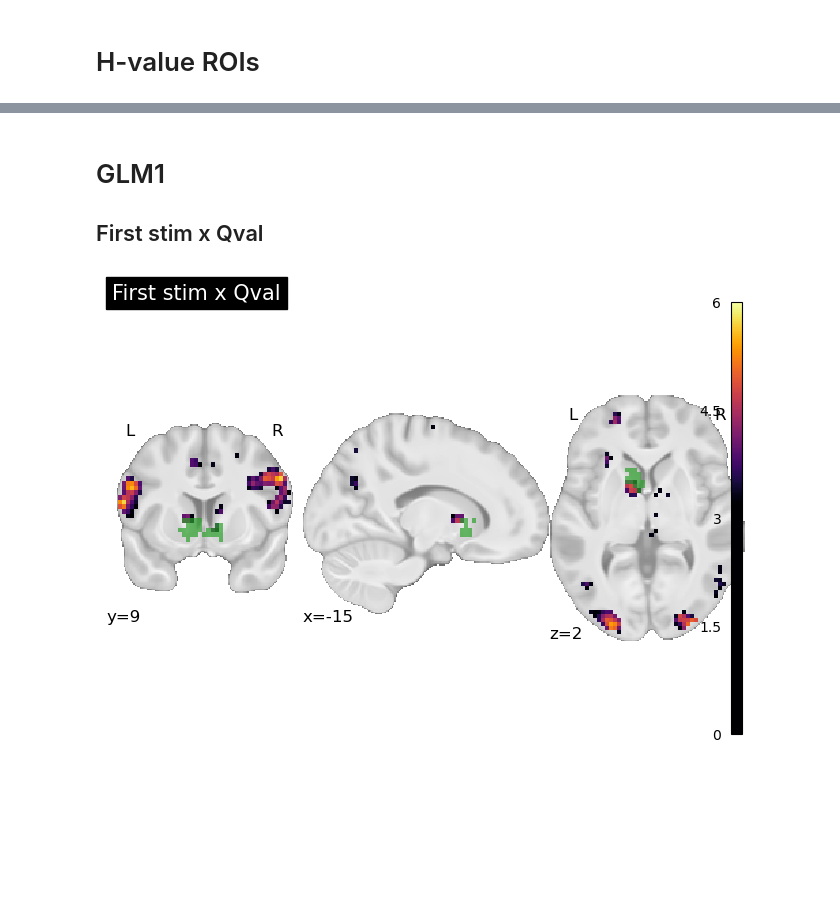
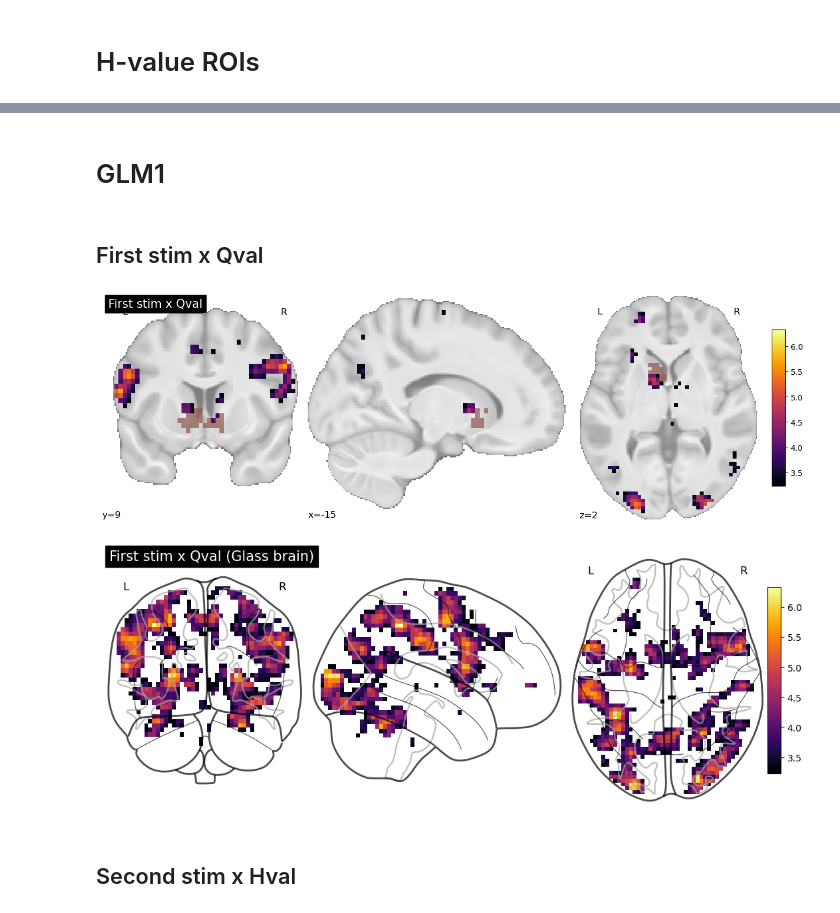
Before and after one commit to hugofluhr/learning-habits-analysis, a Jupyter notebook: results_notebooks/figures.ipynb, the cells around one changed output, grey strips where cells are left out. Saved outputs shown, nothing was run; the diff lists cells and outputs as text; code cells hidden in the pictures; blank space fills up the shorter version.

Commit message:
handle colorbars

```diff
--- a/results_notebooks/figures.ipynb
+++ b/results_notebooks/figures.ipynb
@@ -94,40 +93,45 @@ plotting.show()
 # %% [markdown]
 # GLM1
-## First stim x Qval
+# %% [markdown]
+
+## First stim x Qval
 # %%
 glm1_first_stim_x_Qval = '/Users/hugofluhr/phd_local/data/LearningHabits/spm_outputs_noSDC/glm2_all_runs_scrubbed_2025-12-11-12-44/second-lvl/first_stimxqval/spmT_0001.nii'
 # %%
-fig = plt.figure()#figsize=(10, 5))
+fig = plt.figure(figsize=(12, 4))
 
 display = plotting.plot_anat(
     avg_T1,
     black_bg=False,
     title="First stim x Qval",
     display_mode="ortho",
     draw_cross=False,
     cut_coords=(-15, 9, 2),
     threshold=200,
     dim='auto',
     figure=fig
 )
 
 display.add_overlay(
-    glm1_first_stim_x_Qval,
-    vmin=3.2,
-    vmax=6.0,
-    colorbar=True,
-    cbar_vmin=0,
-    cbar_vmax=6.0,
-    cmap='inferno',
-    resampling_interpolation='continuous'
+    masks["striatum"],
+    cmap=roi_cmps[5],
+    alpha=0.7,
 )
 
 display.add_overlay(
-    masks["striatum"],
-    cmap=roi_cmps[2],
-    alpha=0.7
+    glm1_first_stim_x_Qval,
+    vmin=3.23,
+    vmax=6.33,
+    colorbar=False,
+    cmap='inferno'
 )
 
+
+cax = fig.add_axes([1, 0.15, 0.02, 0.70])  # [left, bottom, width, height]
+norm = mpl.colors.Normalize(vmin=3.23, vmax=6.33)
+cb = mpl.colorbar.ColorbarBase(cax, cmap=mpl.cm.inferno, norm=norm)
+
+
 plotting.show()
 # %% [output]
-[figure, old version]
+[figure, new version]
@@ -136,16 +138,24 @@ plotting.plot_anat(avg_T1, black_bg=False, threshold=400)
 # %%
 # Glass brain
-fig = plt.figure(figsize=(10, 6))
+fig = plt.figure(figsize=(10, 4))
 
 display = plotting.plot_glass_brain(
     glm1_first_stim_x_Qval,
-    black_bg=True,
+    black_bg=False,
     title="First stim x Qval (Glass brain)",
     display_mode="ortho",
-    draw_cross=False,
     figure=fig,
     vmin=3.23,
+    vmax=6.33,
     cmap='inferno',
 )
 
+cax = fig.add_axes([1, 0.15, 0.02, 0.70])  # [left, bottom, width, height]
+norm = mpl.colors.Normalize(vmin=3.23, vmax=6.33)
+cb = mpl.colorbar.ColorbarBase(cax, cmap=mpl.cm.inferno, norm=norm)
+
 plotting.show()
+# %% [output]
+[figure, added]
+# %% [markdown]
+## Second stim x Hval
```
Also changed, not shown: parts of 16 cells of this notebook.
